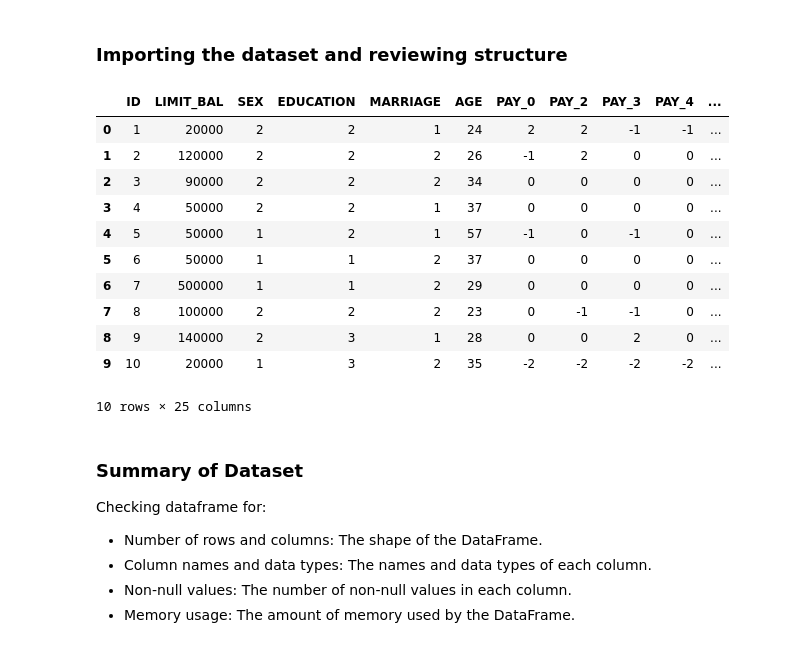
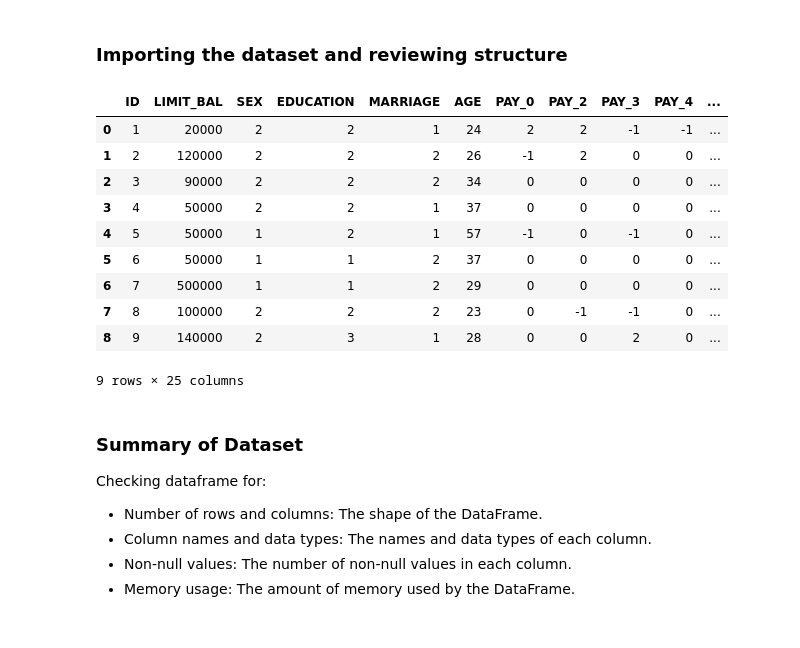
Before and after one commit to ohinson01/SDS-CP014-credit-card-default-pred, a Jupyter notebook: notebooks/Frank_Brown/Frank_Brown_Credit_Card_Prediction (1).ipynb, the cells around one changed output. Saved outputs shown, nothing was run; the diff lists cells and outputs as text; code cells hidden in the pictures.

```diff
--- a/notebooks/Frank_Brown/Frank_Brown_Credit_Card_Prediction (1).ipynb
+++ b/notebooks/Frank_Brown/Frank_Brown_Credit_Card_Prediction (1).ipynb
@@ -92,31 +92,30 @@ Therefore, among the six data mining techniques, artificial neural network is th
 # %%
 # Import tools to explore dataset * Note more may be needed later.
 import pandas as pd
 import numpy as np
 import matplotlib.pyplot as plt
 import seaborn as sns
 
 # URL variable for the dataset to use in pd.read
 url = "https://archive.ics.uci.edu/ml/machine-learning-databases/00350/default%20of%20credit%20card%20clients.xls"
 
 # Load the dataset and skip the first row header since we don't need that.
 df = pd.read_excel(url, skiprows=[0])
 
-# Display the first 10 rows
-df.head(10)
+# Display the first 9 rows
+df.head(9)
 # %% [output]
 |  | ID | LIMIT_BAL | SEX | EDUCATION | MARRIAGE | AGE | PAY_0 | PAY_2 | PAY_3 | PAY_4 | ... |
 | 0 | 1 | 20000 | 2 | 2 | 1 | 24 | 2 | 2 | -1 | -1 | ... |
 | 1 | 2 | 120000 | 2 | 2 | 2 | 26 | -1 | 2 | 0 | 0 | ... |
 | 2 | 3 | 90000 | 2 | 2 | 2 | 34 | 0 | 0 | 0 | 0 | ... |
 | 3 | 4 | 50000 | 2 | 2 | 1 | 37 | 0 | 0 | 0 | 0 | ... |
 | 4 | 5 | 50000 | 1 | 2 | 1 | 57 | -1 | 0 | -1 | 0 | ... |
 | 5 | 6 | 50000 | 1 | 1 | 2 | 37 | 0 | 0 | 0 | 0 | ... |
 | 6 | 7 | 500000 | 1 | 1 | 2 | 29 | 0 | 0 | 0 | 0 | ... |
 | 7 | 8 | 100000 | 2 | 2 | 2 | 23 | 0 | -1 | -1 | 0 | ... |
 | 8 | 9 | 140000 | 2 | 3 | 1 | 28 | 0 | 0 | 2 | 0 | ... |
-| 9 | 10 | 20000 | 1 | 3 | 2 | 35 | -2 | -2 | -2 | -2 | ... |
-10 rows × 25 columns
+9 rows × 25 columns
 # %% [markdown]
 ### Summary of Dataset
 
```
Also changed, not shown: parts of 14 cells of this notebook, 1 other file.
